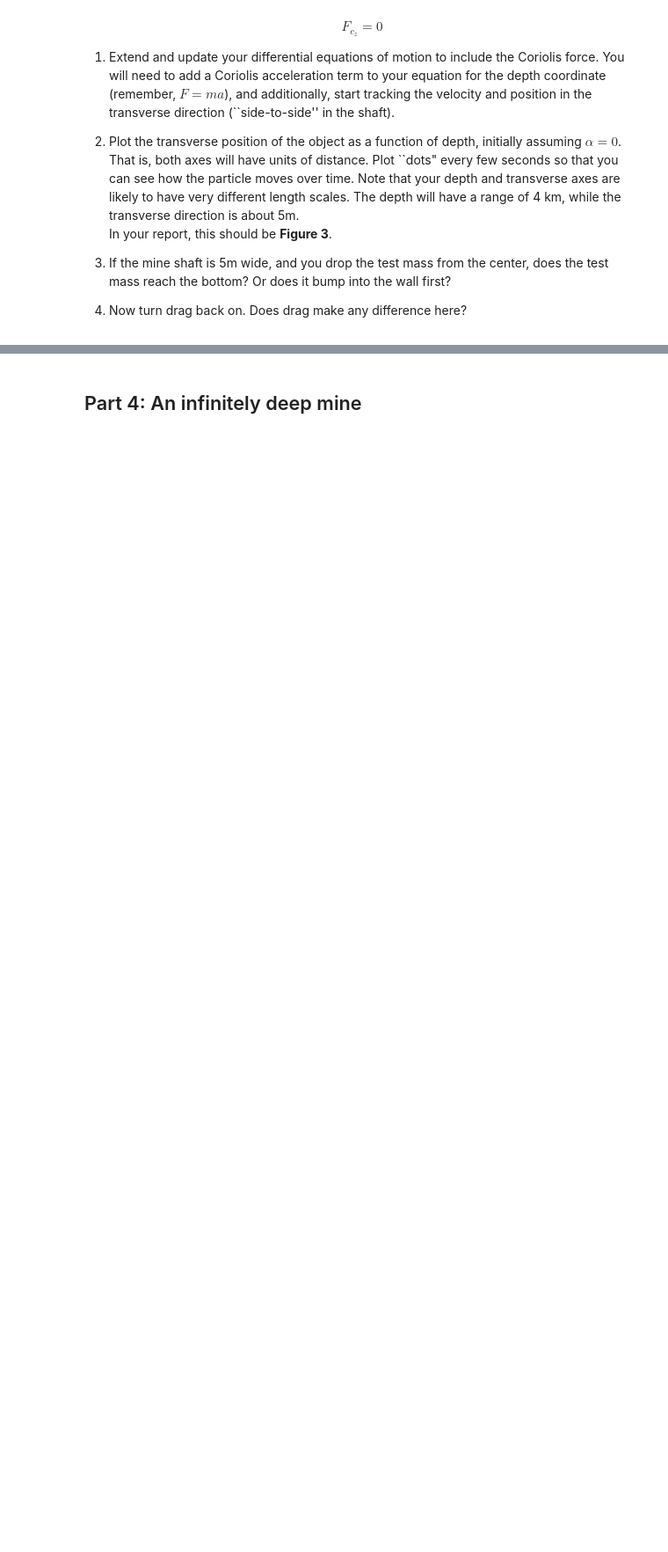
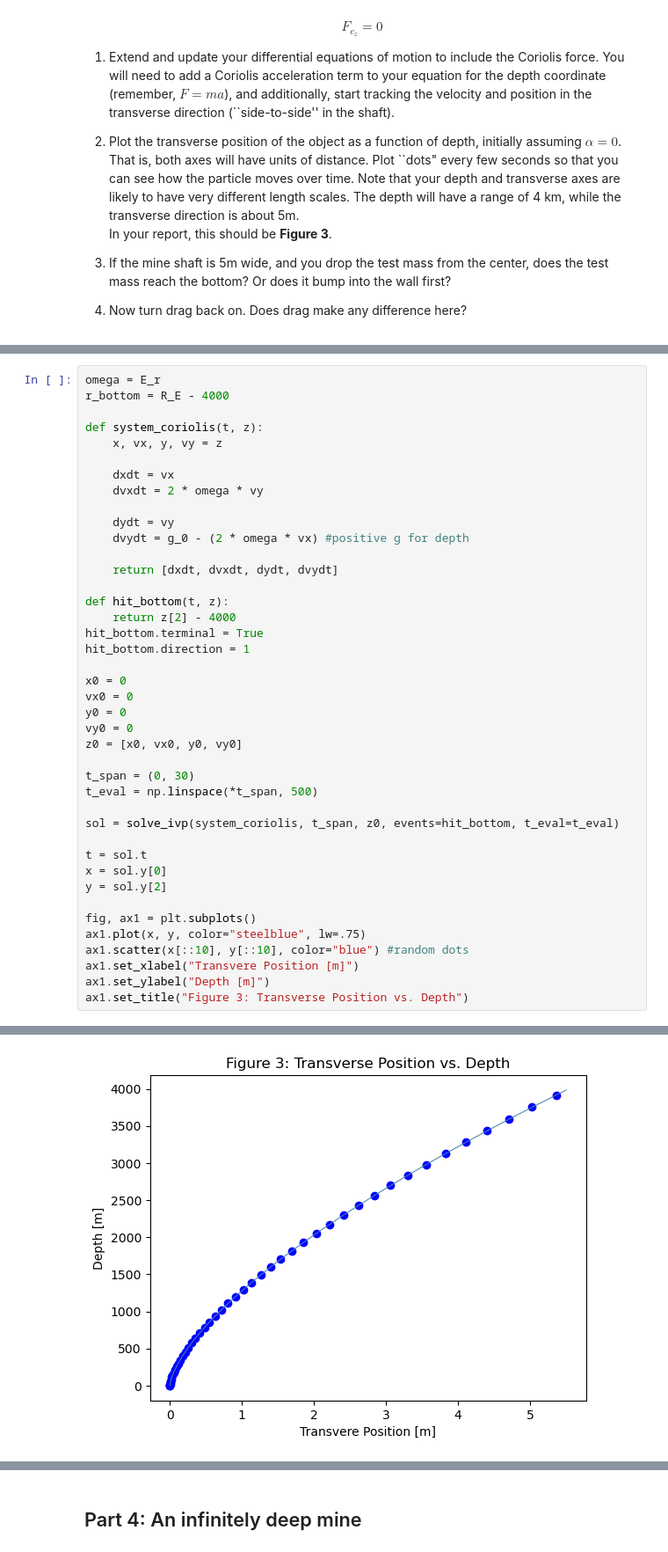
Before and after one commit to mkeen331/PHYS265-spring26, a Jupyter notebook: Lab3/lab3.ipynb, the cells around one changed output, grey strips where cells are left out. Shown at 88% size. Cells and saved outputs as stored; diff of their text form; blank space fills up the shorter version.

```diff
--- a/Lab3/lab3.ipynb
+++ b/Lab3/lab3.ipynb
@@ -247,0 +401,42 @@ This implies the component of the force are:
+# %%
+omega = E_r
+r_bottom = R_E - 4000
+
+def system_coriolis(t, z):
+    x, vx, y, vy = z
+
+    dxdt = vx
+    dvxdt = 2 * omega * vy
+
+    dydt = vy
+    dvydt = g_0 - (2 * omega * vx) #positive g for depth
+
+    return [dxdt, dvxdt, dydt, dvydt]
+
+def hit_bottom(t, z):
+    return z[2] - 4000
+hit_bottom.terminal = True
+hit_bottom.direction = 1
+
+x0 = 0
+vx0 = 0
+y0 = 0
+vy0 = 0
+z0 = [x0, vx0, y0, vy0]
+
+t_span = (0, 30)
+t_eval = np.linspace(*t_span, 500)
+
+sol = solve_ivp(system_coriolis, t_span, z0, events=hit_bottom, t_eval=t_eval)
+
+t = sol.t
+x = sol.y[0]
+y = sol.y[2]
+
+fig, ax1 = plt.subplots()
+ax1.plot(x, y, color="steelblue", lw=.75)
+ax1.scatter(x[::10], y[::10], color="blue") #random dots
+ax1.set_xlabel("Transvere Position [m]")
+ax1.set_ylabel("Depth [m]")
+ax1.set_title("Figure 3: Transverse Position vs. Depth")
+# %% [output]
@@ -247,0 +444 @@ This implies the component of the force are:
+[figure, added]
```
Also changed, not shown: parts of 36 cells of this notebook.
